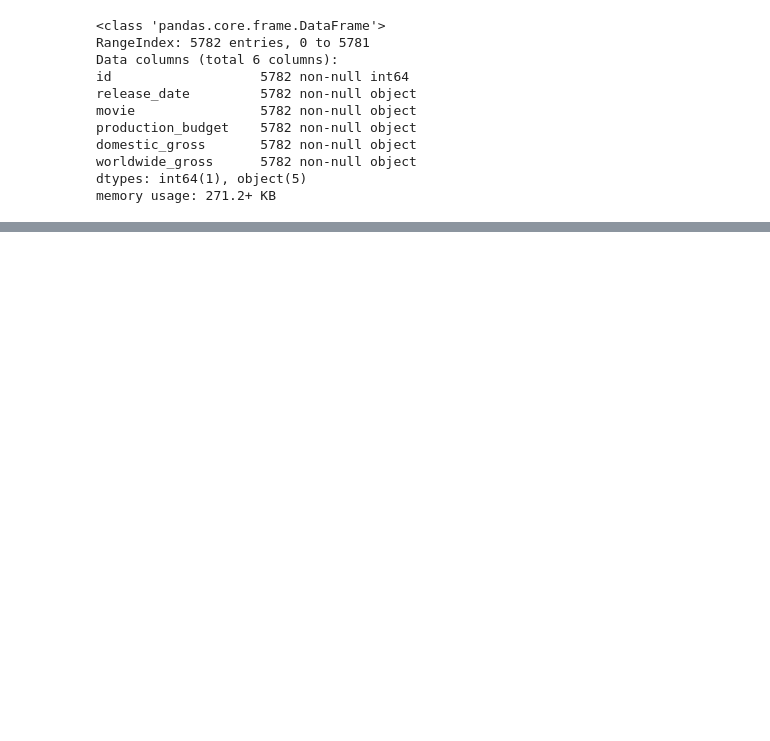
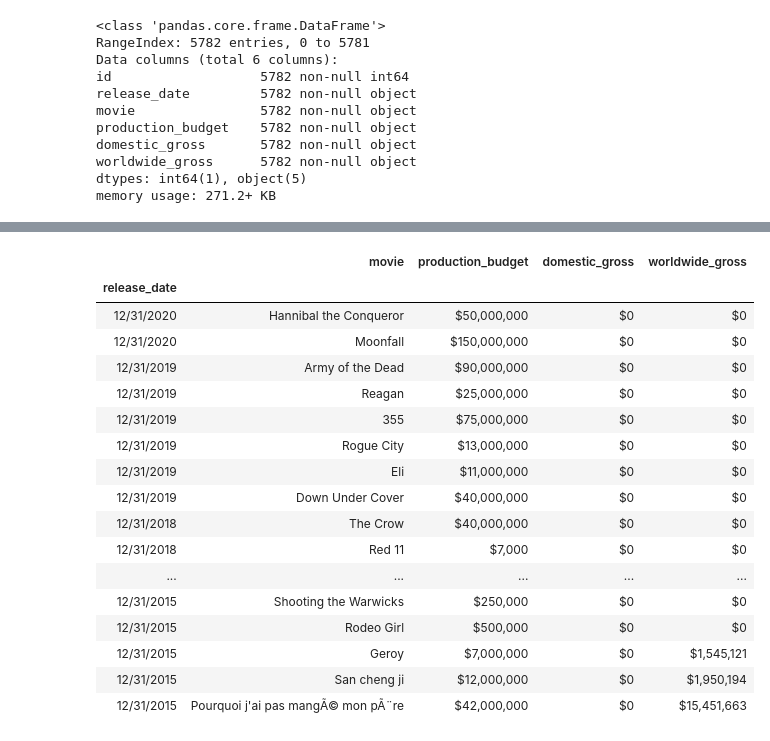
Before and after one commit to newhousem/movie-project, a Jupyter notebook: Data Upload and Cleaning.ipynb, the cells around one changed output, grey strips where cells are left out. Drawn from its saved outputs; the diff is of its cells as text; code cells hidden in the pictures; blank space fills up the shorter version.

```diff
--- a/Data Upload and Cleaning.ipynb
+++ b/Data Upload and Cleaning.ipynb
@@ -494,5 +498,7 @@ worldwide_gross      5782 non-null object
 dtypes: int64(1), object(5)
 memory usage: 271.2+ KB
 # %%
-Movie_Budgets['release_date'] = Movie_Budgets['release_date'].astype('datetime64[ns]')
-Movie_Budgets['release_date'] = pd.to_datetime(Movie_Budgets['release_date'],format = '%Y/%m/%d')
+Movie_Budgets['release_date'] = Movie_Budgets['release_date'].astype('datetime64')
+Movie_Budgets['release_date']=pd.to_datetime(Movie_Budgets['release_date']).dt.strftime('%m/%d/%Y')
+# %%
+Movie_Budgets = Movie_Budgets.drop('id', axis = 1)
@@ -498,0 +514,25 @@ Movie_Budgets['release_date'] = pd.to_datetime(Movie_Budgets['release_date'],for
+# %%
+Movie_Budgets.sort_values(by = ['release_date'], inplace = True, ascending = False)
+# %%
+Movie_Budgets.set_index('release_date', inplace = True)
+# %%
+Movie_Budgets.head(30)
+# %% [output]
+|  | movie | production_budget | domestic_gross | worldwide_gross |
+| release_date |  |  |  |  |
+| 12/31/2020 | Hannibal the Conqueror | $50,000,000 | $0 | $0 |
+| 12/31/2020 | Moonfall | $150,000,000 | $0 | $0 |
+| 12/31/2019 | Army of the Dead | $90,000,000 | $0 | $0 |
+| 12/31/2019 | Reagan | $25,000,000 | $0 | $0 |
+| 12/31/2019 | 355 | $75,000,000 | $0 | $0 |
+| 12/31/2019 | Rogue City | $13,000,000 | $0 | $0 |
+| 12/31/2019 | Eli | $11,000,000 | $0 | $0 |
+| 12/31/2019 | Down Under Cover | $40,000,000 | $0 | $0 |
+| 12/31/2018 | The Crow | $40,000,000 | $0 | $0 |
+| 12/31/2018 | Red 11 | $7,000 | $0 | $0 |
+| ... | ... | ... | ... | ... |
+| 12/31/2015 | Shooting the Warwicks | $250,000 | $0 | $0 |
+| 12/31/2015 | Rodeo Girl | $500,000 | $0 | $0 |
+| 12/31/2015 | Geroy | $7,000,000 | $0 | $1,545,121 |
+| 12/31/2015 | San cheng ji | $12,000,000 | $0 | $1,950,194 |
+| 12/31/2015 | Pourquoi j'ai pas mangÃ© mon pÃ¨re | $42,000,000 | $0 | $15,451,663 |
```
Also changed, not shown: parts of 5 cells of this notebook, 4 other files.
